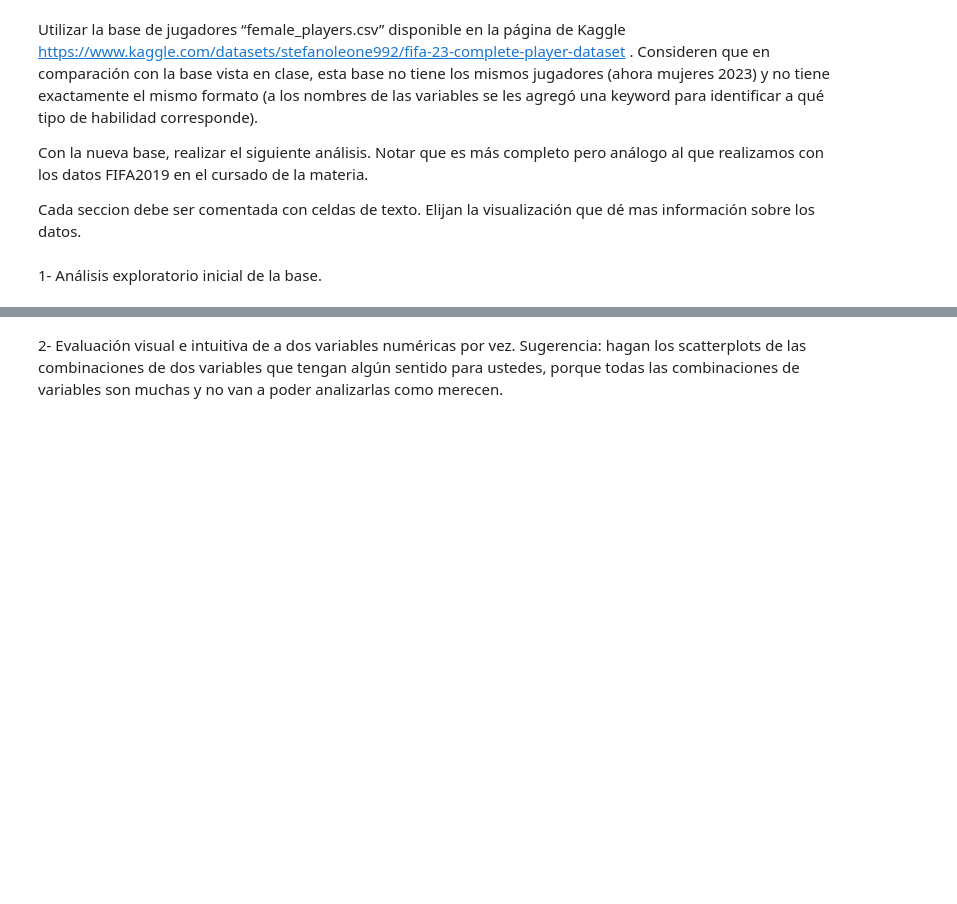
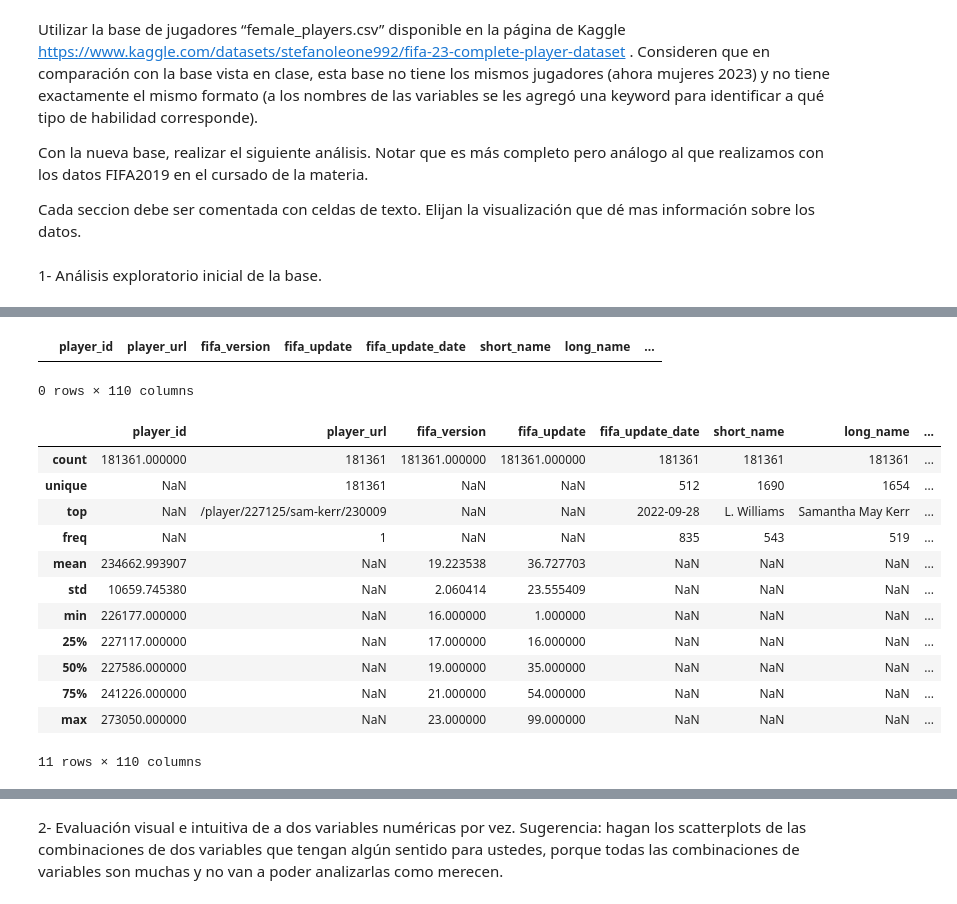
Before and after one commit to Quimexo/Diplo, a Jupyter notebook: Entregable_único_Aprendizaje_No_Supervisado.ipynb, the cells around one changed output, grey strips where cells are left out. Cells and saved outputs as stored; diff of their text form; code cells hidden in the pictures; blank space fills up the shorter version.

```diff
--- a/Entregable_único_Aprendizaje_No_Supervisado.ipynb
+++ b/Entregable_único_Aprendizaje_No_Supervisado.ipynb
@@ -12,3 +12,12 @@ Utilizar la base de jugadores “female_players.csv” disponible en la página
 Con la nueva base, realizar el siguiente análisis. Notar que es más completo pero análogo al que realizamos con los datos FIFA2019 en el cursado de la materia.
 
 Cada seccion debe ser comentada con celdas de texto. Elijan la visualización que dé mas información sobre los datos.
+# %%
+import numpy as np
+import pandas as pd
+pd.set_option('display.max_columns',100)
+pd.set_option('display.max_rows',1000)
+import itertools
+import warnings
+warnings.filterwarnings("ignore")
+import io
@@ -15,2 +32,4 @@ Cada seccion debe ser comentada con celdas de texto. Elijan la visualización qu
 # %% [markdown]
 1- Análisis exploratorio inicial de la base.
+# %%
+url='https://raw.githubusercontent.com/Quimexo/Diplo/main/female_players.csv'
@@ -16,0 +38,3 @@ Cada seccion debe ser comentada con celdas de texto. Elijan la visualización qu
+# %%
+df=pd.read_csv(url)
+df.head(5)
@@ -16,0 +63,26 @@ Cada seccion debe ser comentada con celdas de texto. Elijan la visualización qu
+# %%
+# Verificamos si hay filas duplicadas...
+duplicados = df.duplicated()
+df_duplicados = df[duplicados]
+df_duplicados
+# %% [output]
+|  | player_id | player_url | fifa_version | fifa_update | fifa_update_date | short_name | long_name | ... |
+0 rows × 110 columns
+# %%
+
+#Panorama rápido del dataset
+df.describe(include='all')
+# %% [output]
+|  | player_id | player_url | fifa_version | fifa_update | fifa_update_date | short_name | long_name | ... |
+| count | 181361.000000 | 181361 | 181361.000000 | 181361.000000 | 181361 | 181361 | 181361 | ... |
+| unique | NaN | 181361 | NaN | NaN | 512 | 1690 | 1654 | ... |
+| top | NaN | /player/227125/sam-kerr/230009 | NaN | NaN | 2022-09-28 | L. Williams | Samantha May Kerr | ... |
+| freq | NaN | 1 | NaN | NaN | 835 | 543 | 519 | ... |
+| mean | 234662.993907 | NaN | 19.223538 | 36.727703 | NaN | NaN | NaN | ... |
+| std | 10659.745380 | NaN | 2.060414 | 23.555409 | NaN | NaN | NaN | ... |
+| min | 226177.000000 | NaN | 16.000000 | 1.000000 | NaN | NaN | NaN | ... |
+| 25% | 227117.000000 | NaN | 17.000000 | 16.000000 | NaN | NaN | NaN | ... |
+| 50% | 227586.000000 | NaN | 19.000000 | 35.000000 | NaN | NaN | NaN | ... |
+| 75% | 241226.000000 | NaN | 21.000000 | 54.000000 | NaN | NaN | NaN | ... |
+| max | 273050.000000 | NaN | 23.000000 | 99.000000 | NaN | NaN | NaN | ... |
+11 rows × 110 columns
```
Also changed, not shown: parts of 9 cells of this notebook.
